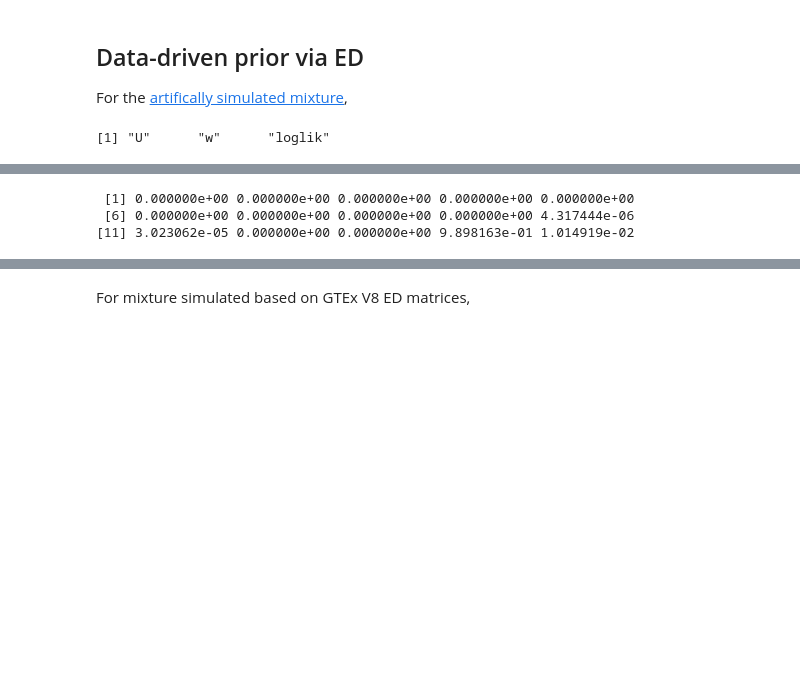
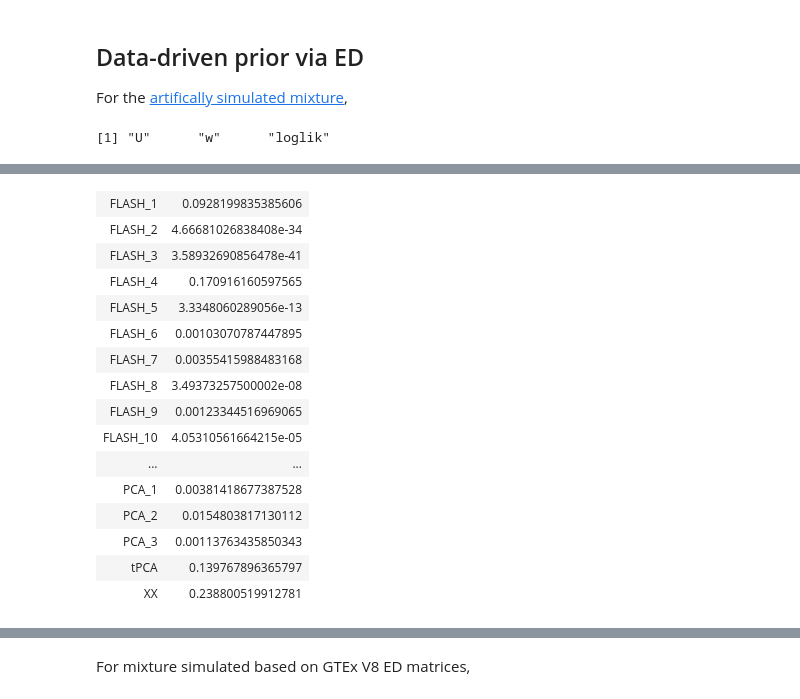
Before and after one commit to gaow/mvarbvs, a Jupyter notebook: analysis/20200502_Prepare_ED_prior.ipynb, the cells around one changed output, grey strips where cells are left out. Drawn from its saved outputs; the diff is of its cells as text; code cells hidden in the pictures; blank space fills up the shorter version.

```diff
--- a/analysis/20200502_Prepare_ED_prior.ipynb
+++ b/analysis/20200502_Prepare_ED_prior.ipynb
@@ -214,9 +214,22 @@ a1$loglik[length(a1$loglik)]
-# %%
-a1$w
-# %% [output]
- [1] 0.000000e+00 0.000000e+00 0.000000e+00 0.000000e+00 0.000000e+00
- [6] 0.000000e+00 0.000000e+00 0.000000e+00 0.000000e+00 4.317444e-06
-[11] 3.023062e-05 0.000000e+00 0.000000e+00 9.898163e-01 1.014919e-02
+# %%
+cbind(names(a1$U), a1$w)
+# %% [output]
+| FLASH_1 | 0.0928199835385606 |
+| FLASH_2 | 4.66681026838408e-34 |
+| FLASH_3 | 3.58932690856478e-41 |
+| FLASH_4 | 0.170916160597565 |
+| FLASH_5 | 3.3348060289056e-13 |
+| FLASH_6 | 0.00103070787447895 |
+| FLASH_7 | 0.00355415988483168 |
+| FLASH_8 | 3.49373257500002e-08 |
+| FLASH_9 | 0.00123344516969065 |
+| FLASH_10 | 4.05310561664215e-05 |
+| ... | ... |
+| PCA_1 | 0.00381418677387528 |
+| PCA_2 | 0.0154803817130112 |
+| PCA_3 | 0.00113763435850343 |
+| tPCA | 0.139767896365797 |
+| XX | 0.238800519912781 |
 # %%
 tol = 1E-15
 # %%
```
Also changed, not shown: parts of 16 cells of this notebook, 3 other files.
